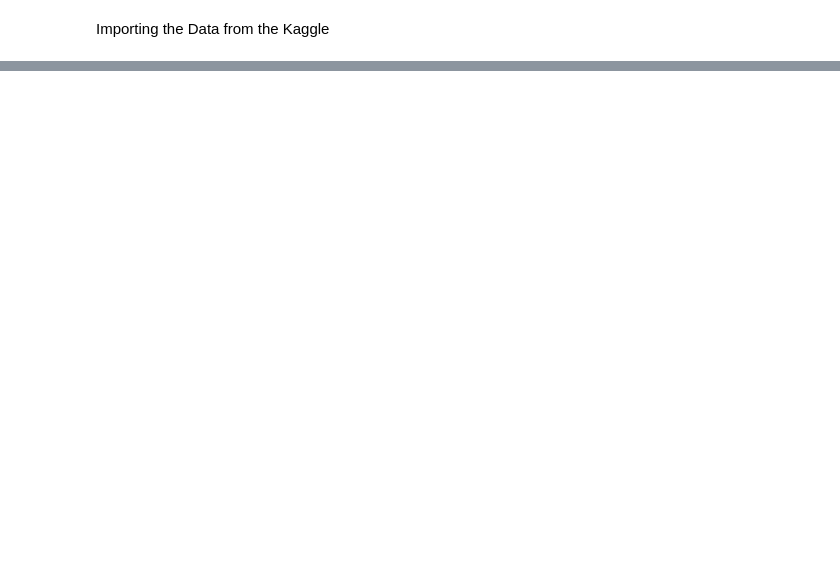
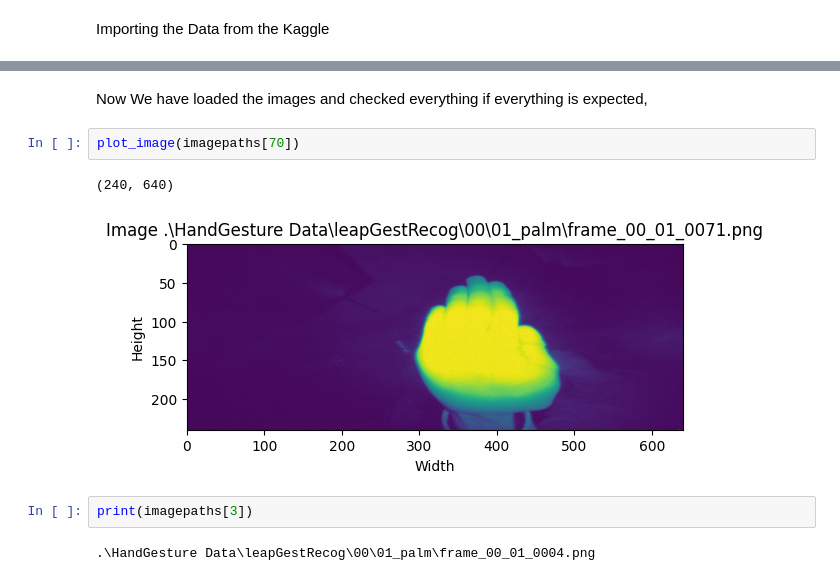
Before and after one commit to Tiny-Prism-Labs/Hand_Gesture_Recog, a Jupyter notebook: Hand_GEsture.ipynb, the cells around one changed output, grey strips where cells are left out. Drawn from its saved outputs; the diff is of its cells as text; blank space fills up the shorter version.

```diff
--- a/Hand_GEsture.ipynb
+++ b/Hand_GEsture.ipynb
@@ -55,0 +59,11 @@ SyntaxError: (unicode error) 'unicodeescape' codec can't decode bytes in positio
+# %% [markdown]
+Now We have loaded the images and checked everything if everything is expected,
+# %%
+plot_image(imagepaths[70])
+# %% [output]
+(240, 640)
+[figure, added]
+# %%
+print(imagepaths[3])
+# %% [output]
+.\HandGesture Data\leapGestRecog\00\01_palm\frame_00_01_0004.png
```
Also changed, not shown: parts of 16 cells of this notebook.
